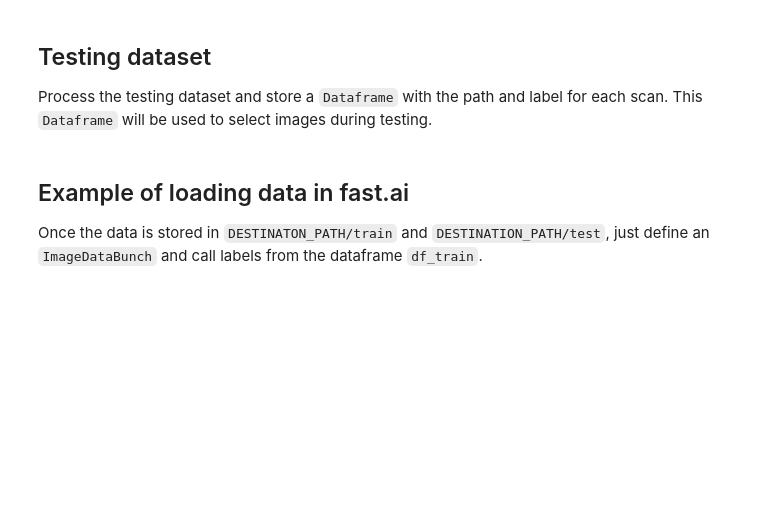
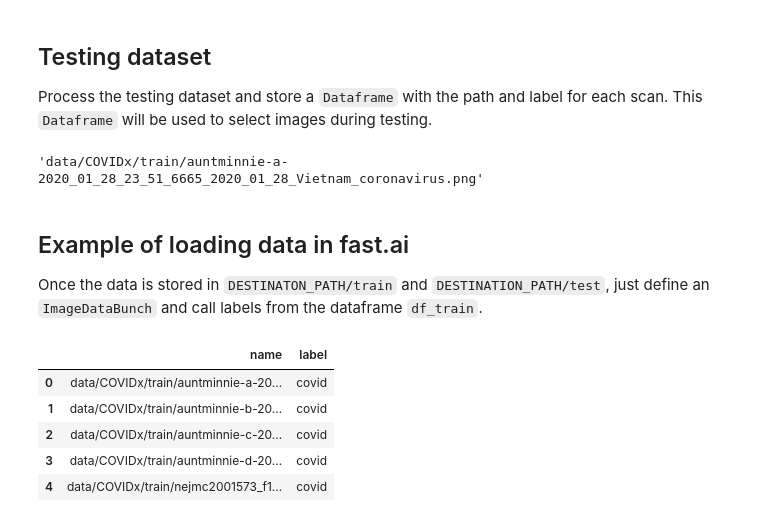
Before and after one commit to NIC-VICOROB/COVID19, a Jupyter notebook: models/COVID-ResNet/data_discovery.ipynb, the cells around one changed output. Cells and saved outputs as stored; diff of their text form; code cells hidden in the pictures; blank space fills up the shorter version.

```diff
--- a/models/COVID-ResNet/data_discovery.ipynb
+++ b/models/COVID-ResNet/data_discovery.ipynb
@@ -240,10 +235,28 @@ for im, l in zip(test_dataset, test_labels):
 test_df = pd.DataFrame(list_of_cases)
 test_df.describe(include='all')
 test_df.to_pickle('covidX_test.pkl')
+# %%
+# load data from df_train
+df_train = pd.read_pickle('covidX_train.pkl')
+
+path = df_train.iloc[0]['name']
+im = cv2.imread(path)
+path
+# %% [output]
+'data/COVIDx/train/auntminnie-a-2020_01_28_23_51_6665_2020_01_28_Vietnam_coronavirus.png'
 # %% [markdown]
 ## Example of loading data in fast.ai
 
 Once the data is stored in `DESTINATON_PATH/train` and `DESTINATION_PATH/test`, just define an `ImageDataBunch` and call labels from the dataframe `df_train`.
+# %%
+train_df.head()
+# %% [output]
+|  | name | label |
+| 0 | data/COVIDx/train/auntminnie-a-20... | covid |
+| 1 | data/COVIDx/train/auntminnie-b-20... | covid |
+| 2 | data/COVIDx/train/auntminnie-c-20... | covid |
+| 3 | data/COVIDx/train/auntminnie-d-20... | covid |
+| 4 | data/COVIDx/train/nejmc2001573_f1... | covid |
 # %%
 from fastai.vision import *
 
```
Also changed, not shown: parts of 6 cells of this notebook, 2 other files.
